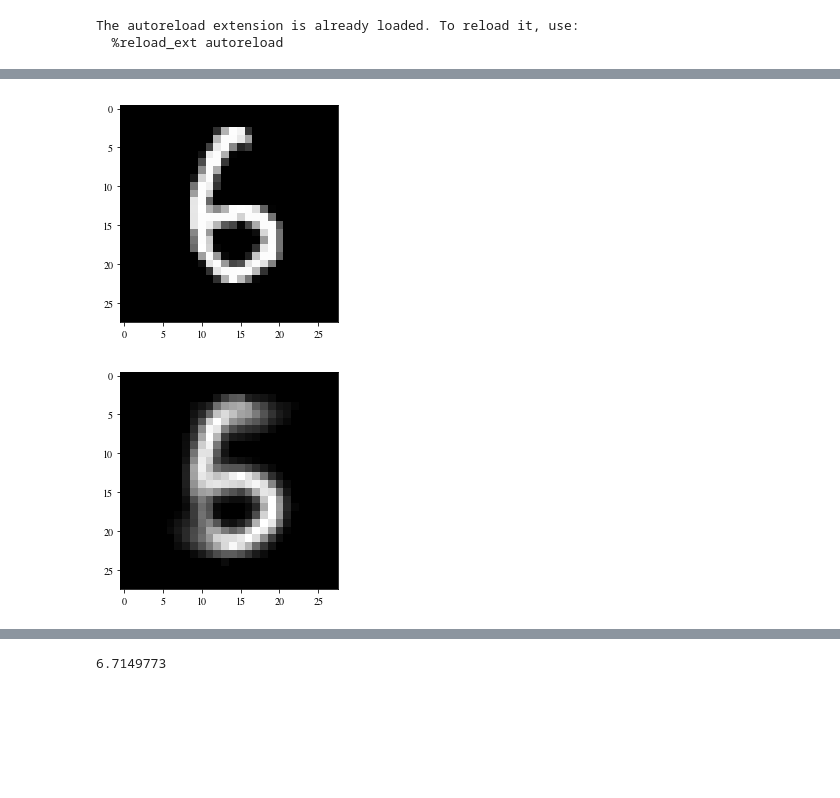
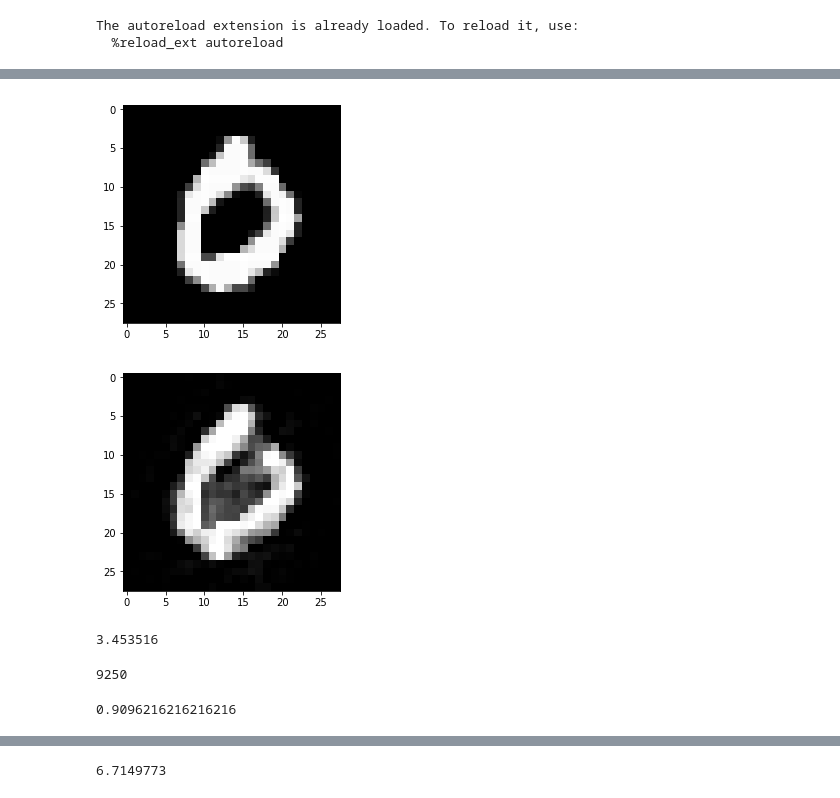
Before and after one commit to chawins/dknn_attack, a Jupyter notebook: knn_test.ipynb, the cells around one changed output, grey strips where cells are left out. Cells and saved outputs as stored; diff of their text form; code cells hidden in the pictures; blank space fills up the shorter version.

```diff
--- a/knn_test.ipynb
+++ b/knn_test.ipynb
@@ -89,21 +173,26 @@ min_dist = [0.7484518915597577, 0.742514077896593, 0.5667317128548899, 0.1945744
 # fname = "baseline_adv_pn2_pb0_lr0.01_c100.0_m75.p"
 # fname = "knn_adv_pninf_pb0.2_lr0.1_c10.0_m75.p"
 # fname = "knn_adv_pninf_pb0.3_lr0.1_c10.0_m75.p"
-fname = "knn_adv_pn2_pb0_lr0.1_c10.0_m75.p"
+# fname = "knn_adv_pn2_pb0_lr0.1_c10.0_m75.p"
 # fname = "cred_adv_pninf_pb0.2_lr0.1_c1_m500.p"
 # fname = "dknn_mean.p"
 # fanme = "knn_naive_adv.p"
+# fname = "adv_pn2_pb3.476_lr0.1_c1e-05_m500.p"
+# fname = "adv_pn2_pb3.476_lr0.1_c100.0_m500.p"
+fname = "baseline_adv_pn2_pb3.476_lr0.01_c0.1_m75.p"
 
 
 X_adv = pickle.load(open(fname, "rb"))
 # %%
 X_adv = X_adv.reshape(-1, 28, 28, 1)
 # %%
-i = 20
+i = 3
 plt.imshow(X_test[i,:,:,0], cmap='gray')
 plt.show()
-plt.imshow(X_adv.reshape(-1, 28, 28, 1)[i,:,:,0], cmap='gray')
+plt.imshow(X_adv[i,:,:,0], cmap='gray')
 plt.show()
+print(np.sqrt(np.sum((X_adv[i] - X_test[i])**2)))
 # %% [output]
-[figure, old version]
+[figure, new version]
-[figure, old version]
+[figure, new version]
+3.453516
@@ -109,0 +201,8 @@ plt.show()
+# %%
+np.sum(zero_ind)
+# %% [output]
+9250
+# %%
+np.mean(np.sqrt(np.sum((X_adv[zero_ind] - X_test[zero_ind])**2, (1,2,3))) < 3.476)
+# %% [output]
+0.9096216216216216
```
Also changed, not shown: parts of 21 cells of this notebook, 10 other files.
